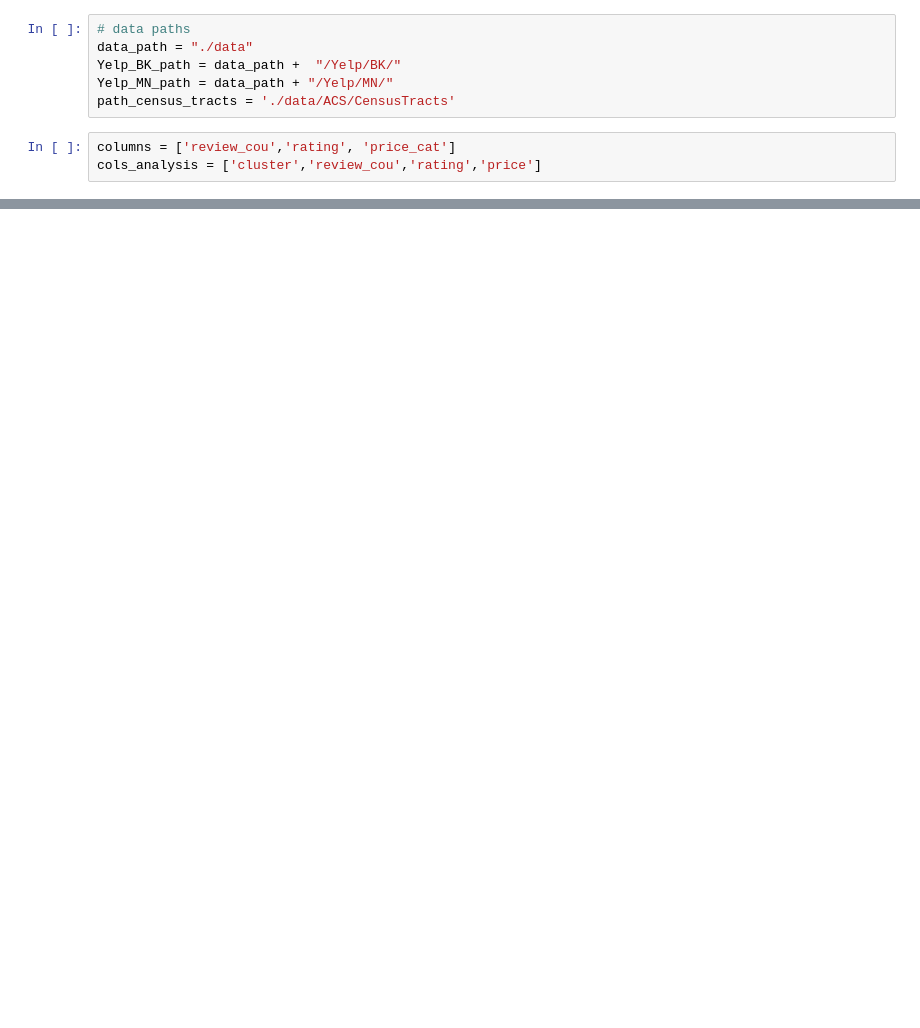
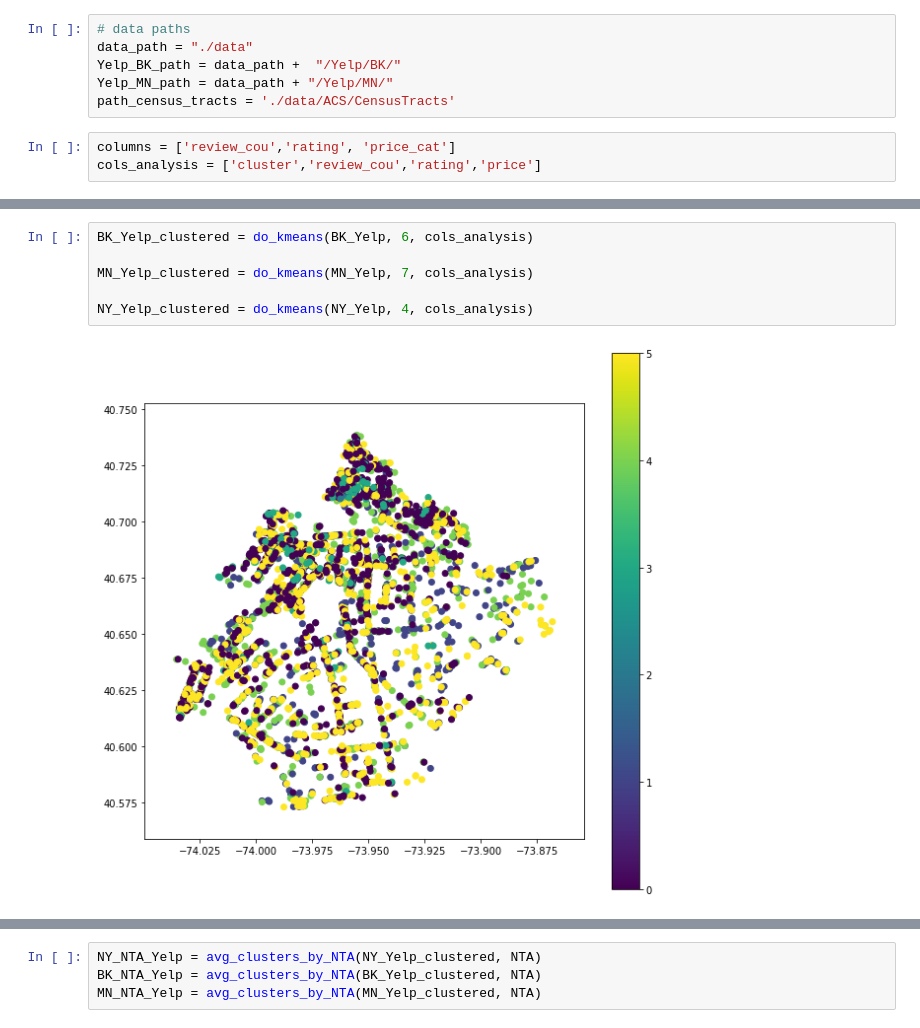
Before and after one commit to lobodemonte/restaurant-scene-ads, a Jupyter notebook: Yelp_Kmeans.ipynb, the cells around one changed output, grey strips where cells are left out. Drawn from its saved outputs; the diff is of its cells as text; blank space fills up the shorter version.

```diff
--- a/Yelp_Kmeans.ipynb
+++ b/Yelp_Kmeans.ipynb
@@ -188,0 +110,8 @@ BK_NTA_Yelp.plot(ax=ax, column='cluster', legend=True)
+# %%
+BK_Yelp_clustered = do_kmeans(BK_Yelp, 6, cols_analysis)
+
+MN_Yelp_clustered = do_kmeans(MN_Yelp, 7, cols_analysis)
+
+NY_Yelp_clustered = do_kmeans(NY_Yelp, 4, cols_analysis)
+# %% [output]
+[figure, added]
@@ -188,0 +120,4 @@ BK_NTA_Yelp.plot(ax=ax, column='cluster', legend=True)
+# %%
+NY_NTA_Yelp = avg_clusters_by_NTA(NY_Yelp_clustered, NTA)
+BK_NTA_Yelp = avg_clusters_by_NTA(BK_Yelp_clustered, NTA)
+MN_NTA_Yelp = avg_clusters_by_NTA(MN_Yelp_clustered, NTA)
```
Also changed, not shown: parts of 17 cells of this notebook.
